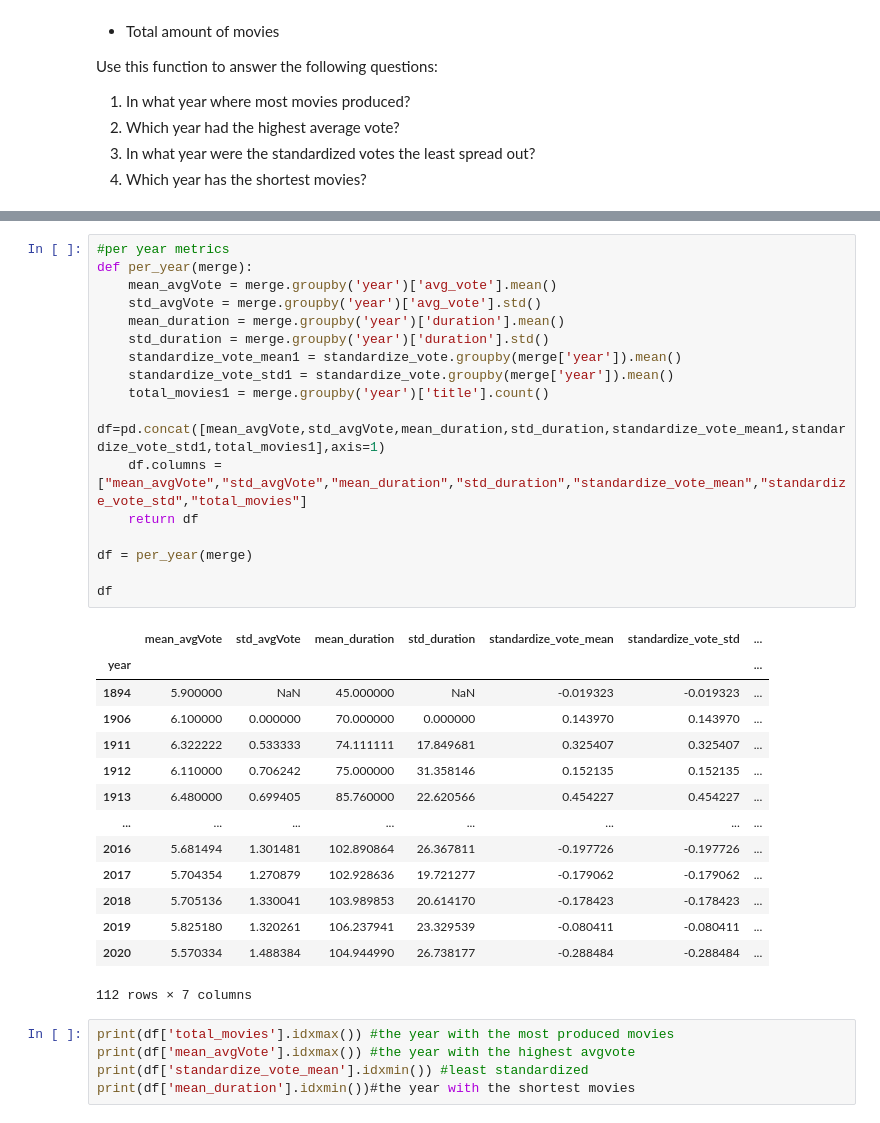
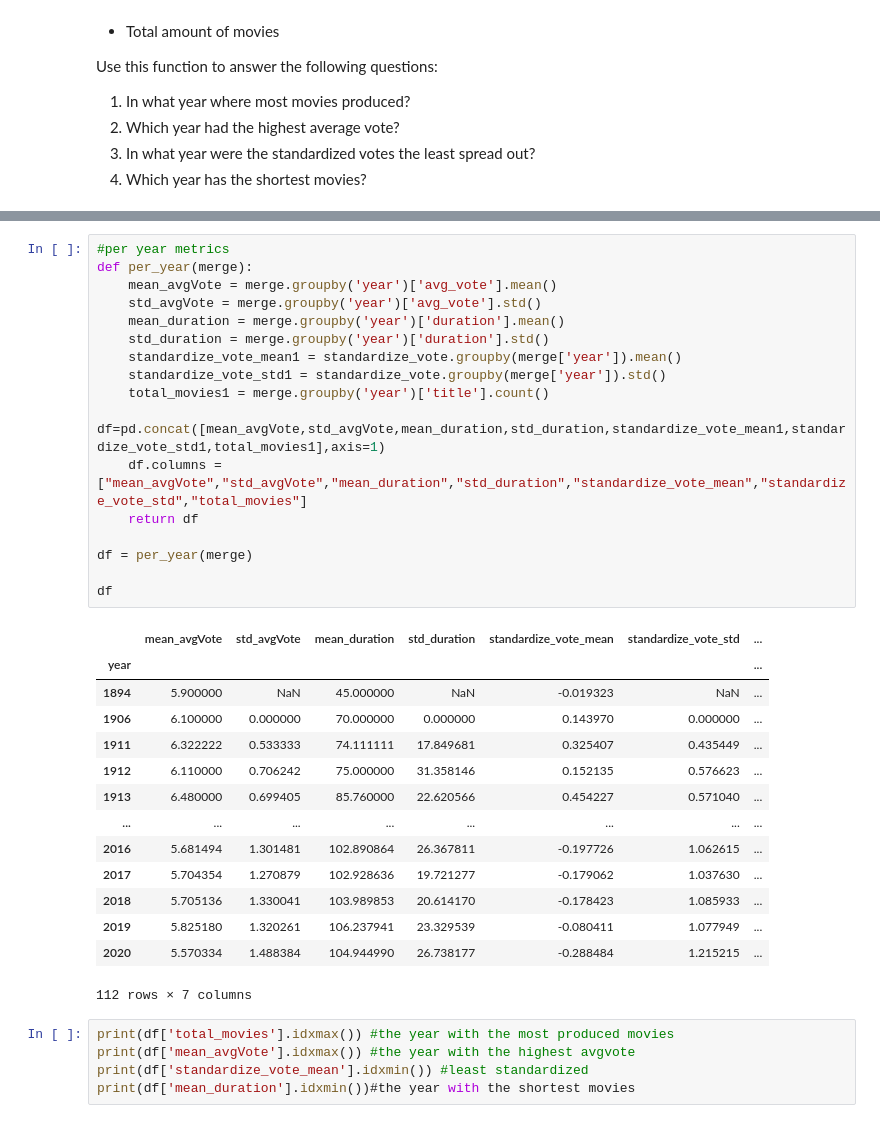
Before and after one commit to SadmanUddin/Data-analysis-and-statistics, a Jupyter notebook: Large Exercise/DPA 08 - Large exercise.ipynb, the cells around one changed output, grey strips where cells are left out. Drawn from its saved outputs; the diff is of its cells as text.

```diff
--- a/Large Exercise/DPA 08 - Large exercise.ipynb
+++ b/Large Exercise/DPA 08 - Large exercise.ipynb
@@ -421,34 +439,34 @@ print(total_movies)
 # %%
 #per year metrics
 def per_year(merge):
     mean_avgVote = merge.groupby('year')['avg_vote'].mean()
     std_avgVote = merge.groupby('year')['avg_vote'].std()
     mean_duration = merge.groupby('year')['duration'].mean()
     std_duration = merge.groupby('year')['duration'].std()
     standardize_vote_mean1 = standardize_vote.groupby(merge['year']).mean()
-    standardize_vote_std1 = standardize_vote.groupby(merge['year']).mean()
+    standardize_vote_std1 = standardize_vote.groupby(merge['year']).std()
     total_movies1 = merge.groupby('year')['title'].count()
     df=pd.concat([mean_avgVote,std_avgVote,mean_duration,std_duration,standardize_vote_mean1,standardize_vote_std1,total_movies1],axis=1)
     df.columns = ["mean_avgVote","std_avgVote","mean_duration","std_duration","standardize_vote_mean","standardize_vote_std","total_movies"]
     return df
 
 df = per_year(merge)
 
 df
 # %% [output]
 |  | mean_avgVote | std_avgVote | mean_duration | std_duration | standardize_vote_mean | standardize_vote_std | ... |
 | year |  |  |  |  |  |  | ... |
-| 1894 | 5.900000 | NaN | 45.000000 | NaN | -0.019323 | -0.019323 | ... |
-| 1906 | 6.100000 | 0.000000 | 70.000000 | 0.000000 | 0.143970 | 0.143970 | ... |
-| 1911 | 6.322222 | 0.533333 | 74.111111 | 17.849681 | 0.325407 | 0.325407 | ... |
-| 1912 | 6.110000 | 0.706242 | 75.000000 | 31.358146 | 0.152135 | 0.152135 | ... |
-| 1913 | 6.480000 | 0.699405 | 85.760000 | 22.620566 | 0.454227 | 0.454227 | ... |
+| 1894 | 5.900000 | NaN | 45.000000 | NaN | -0.019323 | NaN | ... |
+| 1906 | 6.100000 | 0.000000 | 70.000000 | 0.000000 | 0.143970 | 0.000000 | ... |
+| 1911 | 6.322222 | 0.533333 | 74.111111 | 17.849681 | 0.325407 | 0.435449 | ... |
+| 1912 | 6.110000 | 0.706242 | 75.000000 | 31.358146 | 0.152135 | 0.576623 | ... |
+| 1913 | 6.480000 | 0.699405 | 85.760000 | 22.620566 | 0.454227 | 0.571040 | ... |
 | ... | ... | ... | ... | ... | ... | ... | ... |
-| 2016 | 5.681494 | 1.301481 | 102.890864 | 26.367811 | -0.197726 | -0.197726 | ... |
-| 2017 | 5.704354 | 1.270879 | 102.928636 | 19.721277 | -0.179062 | -0.179062 | ... |
-| 2018 | 5.705136 | 1.330041 | 103.989853 | 20.614170 | -0.178423 | -0.178423 | ... |
-| 2019 | 5.825180 | 1.320261 | 106.237941 | 23.329539 | -0.080411 | -0.080411 | ... |
-| 2020 | 5.570334 | 1.488384 | 104.944990 | 26.738177 | -0.288484 | -0.288484 | ... |
+| 2016 | 5.681494 | 1.301481 | 102.890864 | 26.367811 | -0.197726 | 1.062615 | ... |
+| 2017 | 5.704354 | 1.270879 | 102.928636 | 19.721277 | -0.179062 | 1.037630 | ... |
+| 2018 | 5.705136 | 1.330041 | 103.989853 | 20.614170 | -0.178423 | 1.085933 | ... |
+| 2019 | 5.825180 | 1.320261 | 106.237941 | 23.329539 | -0.080411 | 1.077949 | ... |
+| 2020 | 5.570334 | 1.488384 | 104.944990 | 26.738177 | -0.288484 | 1.215215 | ... |
 112 rows × 7 columns
 # %%
 print(df['total_movies'].idxmax()) #the year with the most produced movies
```
Also changed, not shown: parts of 13 cells of this notebook.
